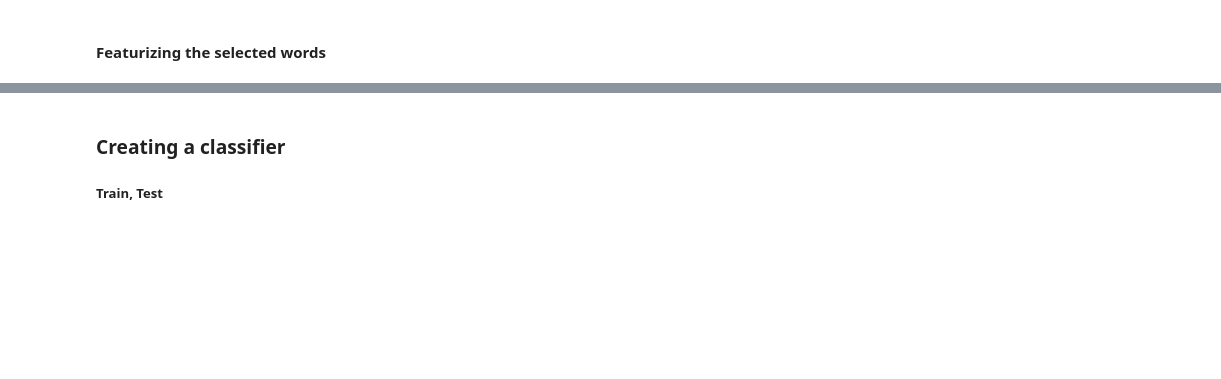
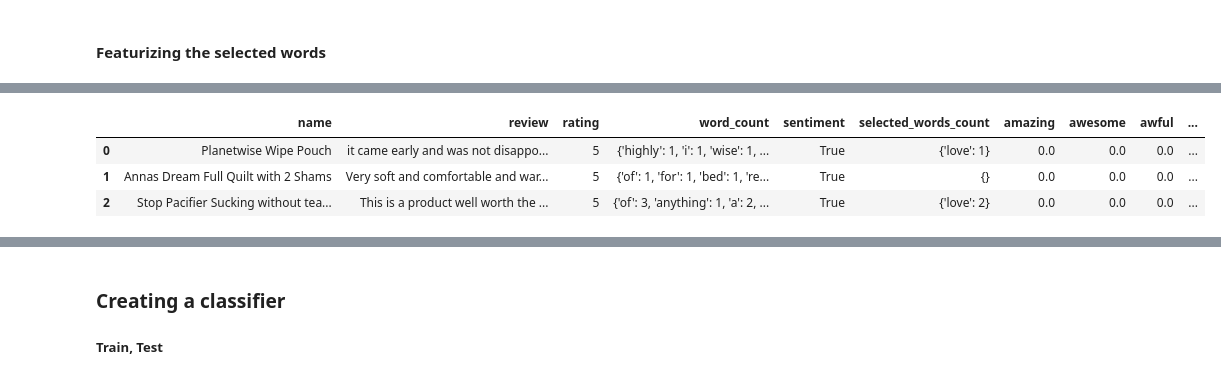
Before and after one commit to DheerajAgarwal/MachineLearning_UoW, a Jupyter notebook: Course1/Analyzing_Product_Sentiment.ipynb, the cells around one changed output, grey strips where cells are left out. Cells and saved outputs as stored; diff of their text form; code cells hidden in the pictures; blank space fills up the shorter version.

```diff
--- a/Course1/Analyzing_Product_Sentiment.ipynb
+++ b/Course1/Analyzing_Product_Sentiment.ipynb
@@ -251,0 +239,8 @@ temp[0:11]
+# %%
+amazon_reviews = pd.concat([products_non_neutral, feature_dummies], axis=1) # axis 1 to join on as columns rather than rows
+amazon_reviews.head(3)
+# %% [output]
+|  | name | review | rating | word_count | sentiment | selected_words_count | amazing | awesome | awful | ... |
+| 0 | Planetwise Wipe Pouch | it came early and was not disappo... | 5 | {'highly': 1, 'i': 1, 'wise': 1, ... | True | {'love': 1} | 0.0 | 0.0 | 0.0 | ... |
+| 1 | Annas Dream Full Quilt with 2 Shams | Very soft and comfortable and war... | 5 | {'of': 1, 'for': 1, 'bed': 1, 're... | True | {} | 0.0 | 0.0 | 0.0 | ... |
+| 2 | Stop Pacifier Sucking without tea... | This is a product well worth the ... | 5 | {'of': 3, 'anything': 1, 'a': 2, ... | True | {'love': 2} | 0.0 | 0.0 | 0.0 | ... |
```
Also changed, not shown: parts of 27 cells of this notebook.
